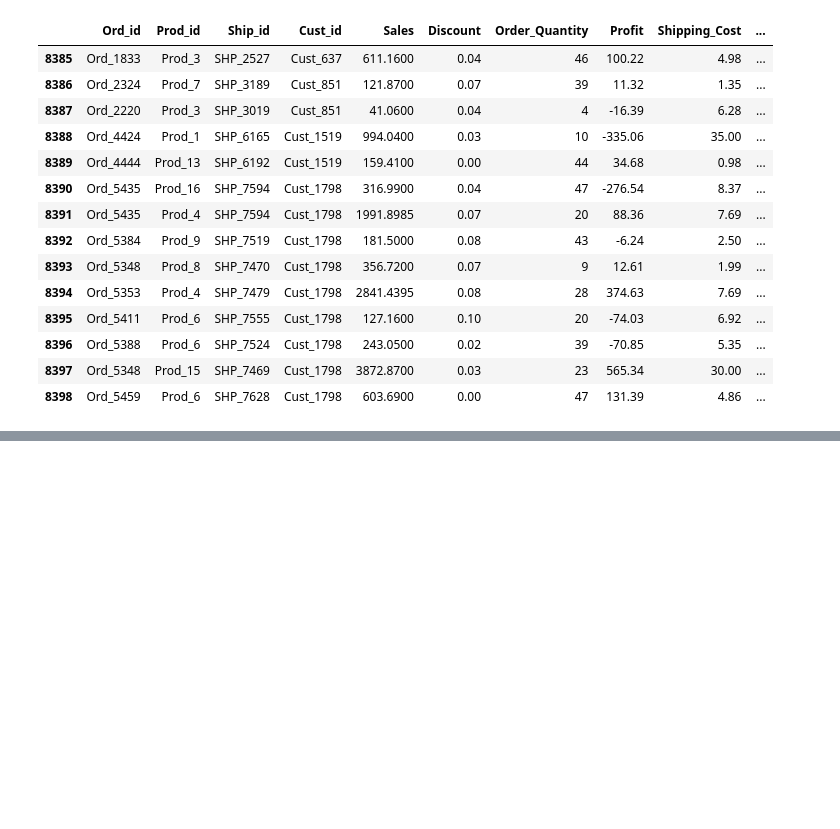
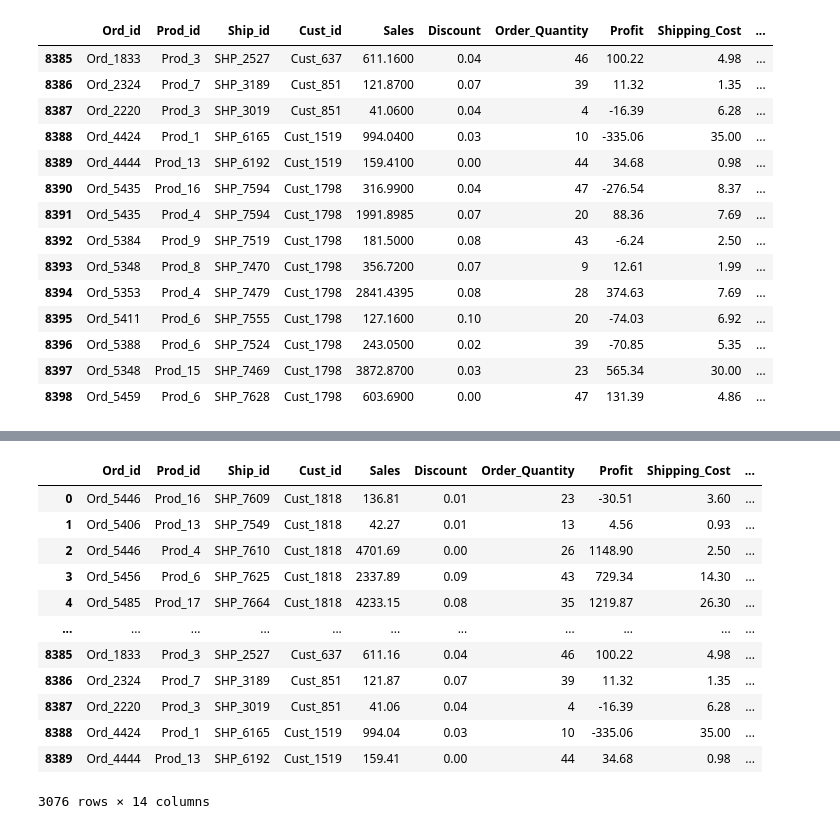
Before and after one commit to chethanbr86/Python_programs, a Jupyter notebook: upgrad/Numpy_Pandas/pandas_basics.ipynb, the cells around one changed output, grey strips where cells are left out. Drawn from its saved outputs; the diff is of its cells as text; code cells hidden in the pictures; blank space fills up the shorter version.

Commit message:
pandas v3

```diff
--- a/upgrad/Numpy_Pandas/pandas_basics.ipynb
+++ b/upgrad/Numpy_Pandas/pandas_basics.ipynb
@@ -807,0 +888,5 @@ market_df.loc[market_df['Cust_id'].isin(customers_in_bangalore), :]
+# %%
+customer_df = pd.read_csv(r'C:/Users/getch\Downloads/Compressed/Introduction+to+Pandas/Introduction to Pandas/global_sales_data/cust_dimen.csv')
+orders_df = pd.read_csv(r'C:/Users/getch\Downloads/Compressed/Introduction+to+Pandas/Introduction to Pandas/global_sales_data/orders_dimen.csv')
+product_df = pd.read_csv(r'C:/Users/getch\Downloads/Compressed/Introduction+to+Pandas/Introduction to Pandas/global_sales_data/prod_dimen.csv')
+shipping_df = pd.read_csv(r'C:/Users/getch\Downloads/Compressed/Introduction+to+Pandas/Introduction to Pandas/global_sales_data/shipping_dimen.csv')
@@ -807,0 +970,18 @@ market_df.loc[market_df['Cust_id'].isin(customers_in_bangalore), :]
+# %%
+# Now, you can subset the orders made by customers from 'Corporate' segment
+df_1.loc[(df_1['Customer_Segment']=='CORPORATE')]
+#similar as df_1.loc[(df_1['Customer_Segment']=='CORPORATE'), :]
+# %% [output]
+|  | Ord_id | Prod_id | Ship_id | Cust_id | Sales | Discount | Order_Quantity | Profit | Shipping_Cost | ... |
+| 0 | Ord_5446 | Prod_16 | SHP_7609 | Cust_1818 | 136.81 | 0.01 | 23 | -30.51 | 3.60 | ... |
+| 1 | Ord_5406 | Prod_13 | SHP_7549 | Cust_1818 | 42.27 | 0.01 | 13 | 4.56 | 0.93 | ... |
+| 2 | Ord_5446 | Prod_4 | SHP_7610 | Cust_1818 | 4701.69 | 0.00 | 26 | 1148.90 | 2.50 | ... |
+| 3 | Ord_5456 | Prod_6 | SHP_7625 | Cust_1818 | 2337.89 | 0.09 | 43 | 729.34 | 14.30 | ... |
+| 4 | Ord_5485 | Prod_17 | SHP_7664 | Cust_1818 | 4233.15 | 0.08 | 35 | 1219.87 | 26.30 | ... |
+| ... | ... | ... | ... | ... | ... | ... | ... | ... | ... | ... |
+| 8385 | Ord_1833 | Prod_3 | SHP_2527 | Cust_637 | 611.16 | 0.04 | 46 | 100.22 | 4.98 | ... |
+| 8386 | Ord_2324 | Prod_7 | SHP_3189 | Cust_851 | 121.87 | 0.07 | 39 | 11.32 | 1.35 | ... |
+| 8387 | Ord_2220 | Prod_3 | SHP_3019 | Cust_851 | 41.06 | 0.04 | 4 | -16.39 | 6.28 | ... |
+| 8388 | Ord_4424 | Prod_1 | SHP_6165 | Cust_1519 | 994.04 | 0.03 | 10 | -335.06 | 35.00 | ... |
+| 8389 | Ord_4444 | Prod_13 | SHP_6192 | Cust_1519 | 159.41 | 0.00 | 44 | 34.68 | 0.98 | ... |
+3076 rows × 14 columns
```
Also changed, not shown: parts of 71 cells of this notebook.
